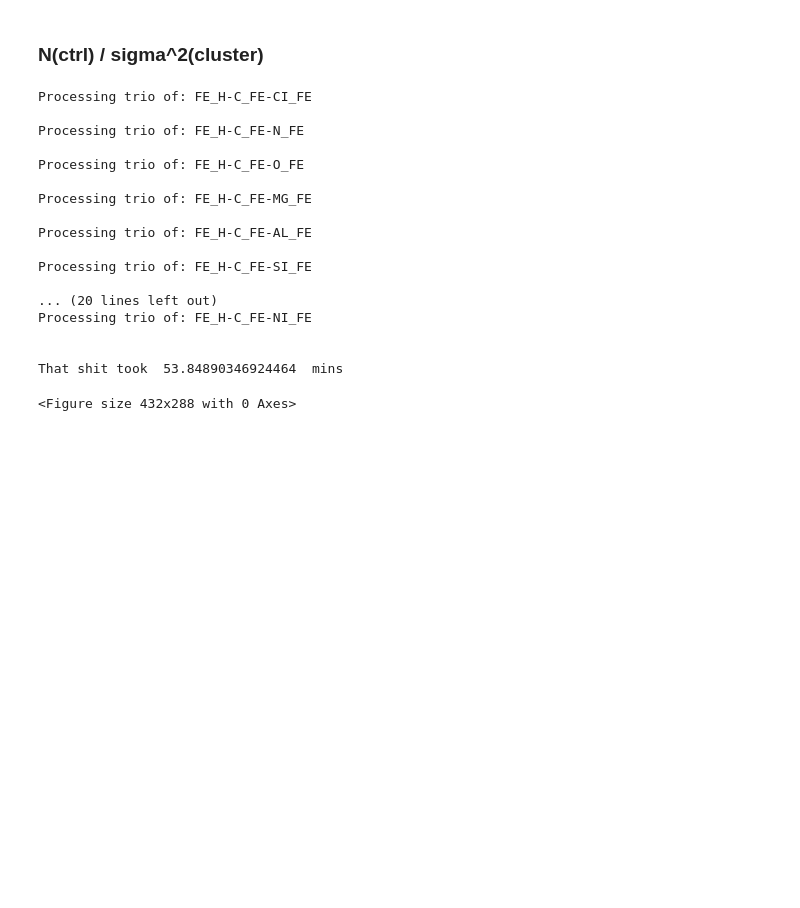
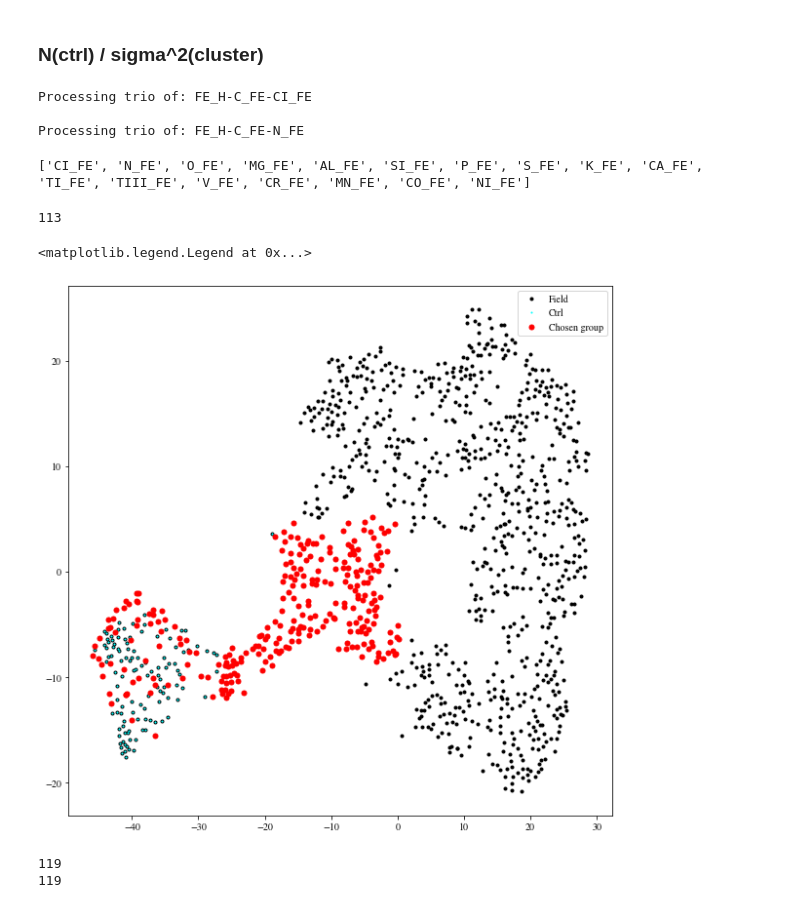
Before and after one commit to ryanwang787/Extra_tidal_star_search, a Jupyter notebook: Subset iteration notebook (5RT).ipynb, the cells around one changed output. Drawn from its saved outputs; the diff is of its cells as text; code cells hidden in the pictures; blank space fills up the shorter version.

```diff
--- a/Subset iteration notebook (5RT).ipynb
+++ b/Subset iteration notebook (5RT).ipynb
@@ -1401,21 +1402,0 @@ for k in GC_stars_dict_nokin_total:
-# %%
-new_control_stars_list_nokin_total = []
-new_total_stars_list_nokin_total = []
-new_stars_index_list_nokin_total = []
-
-for n in range(len(control_stars_list_nokin_total)):
-    control_stars_list_nokin = control_stars_list_nokin_total[n]
-    total_stars_list_nokin = total_stars_list_nokin_total[n]
-
-    new_control_stars_list_nokin = [] # control stars we want to keep
-    new_total_stars_list_nokin = [] # total stars we want to keep
-    new_stars_index_list_nokin = [] # indices of total stars
-
-    for i in range(len(control_stars_list_nokin)):
-        new_control_stars_list_nokin.append(control_stars_list_nokin[i])
-        new_total_stars_list_nokin.append(total_stars_list_nokin[i])
-        new_stars_index_list_nokin.append(i)
-
-    new_control_stars_list_nokin_total.append(new_control_stars_list_nokin)
-    new_total_stars_list_nokin_total.append(new_total_stars_list_nokin)
-    new_stars_index_list_nokin_total.append(new_stars_index_list_nokin)
@@ -1802,7 +1845,7 @@ def db_opt(name, title, x, y, eps, samp, control_indices):
     ax.set_title(name + ' ' + title + f'DBSCAN groups\neps = ' + str(round(eps, 2)) + ' min_samples = ' + str(samp) + f'\nEstimated number of clusters: {n_clusters}' + '\nChosen group: ' + str(max_lab), fontsize=30)
 
     plt.tight_layout()
-    file_name = 'GCs_20RHMRT_5RT/' + name + '/' + title + '_dbscan.png'
+    file_name = 'GCs_20RHMRT_5RT_subs/' + name + '/' + title + '_dbscan.png'
     plt.savefig(file_name)
     #plt.show()
     ax.clear()
@@ -1925,6 +1968,8 @@ for n, c in enumerate(tqdm(var_chem_list)):
     tsne_ctrl_inds = tsne_ctrl_inds_total[n]
     umap_ctrl_inds = umap_ctrl_inds_total[n]
 
+    selected_cluster_names = selected_cluster_names_total[n]
+
     final_et = []
     final_tsne = []
     final_umap = []
@@ -1934,11 +1979,11 @@ for n, c in enumerate(tqdm(var_chem_list)):
         tsne_pack = [tsne_control_X_nokin[i], tsne_control_Y_nokin[i], tsne_all_X_nokin[i], tsne_all_Y_nokin[i]]
         umap_pack = [umap_control_X_nokin[i], umap_control_Y_nokin[i], umap_all_X_nokin[i], umap_all_Y_nokin[i]]
 
-        tsne_eps_all, tsne_samp_all = db(GC_name_arr[i], 'tsne', tsne_all_X_nokin[i], tsne_all_Y_nokin[i], tsne_ctrl_inds[i])
-        umap_eps_all, umap_samp_all = db(GC_name_arr[i], 'umap', umap_all_X_nokin[i], umap_all_Y_nokin[i], umap_ctrl_inds[i])
+        tsne_eps_all, tsne_samp_all = db(selected_cluster_names[i], 'tsne', tsne_all_X_nokin[i], tsne_all_Y_nokin[i], tsne_ctrl_inds[i])
+        umap_eps_all, umap_samp_all = db(selected_cluster_names[i], 'umap', umap_all_X_nokin[i], umap_all_Y_nokin[i], umap_ctrl_inds[i])
 
-        tsne_et = db_opt(GC_name_arr[i], 'tsne', tsne_all_X_nokin[i], tsne_all_Y_nokin[i], tsne_eps_all, tsne_samp_all, tsne_ctrl_inds[i])
-        umap_et = db_opt(GC_name_arr[i], 'umap', umap_all_X_nokin[i], umap_all_Y_nokin[i], umap_eps_all, umap_samp_all, umap_ctrl_inds[i])
+        tsne_et = db_opt(selected_cluster_names[i], 'tsne', tsne_all_X_nokin[i], tsne_all_Y_nokin[i], tsne_eps_all, tsne_samp_all, tsne_ctrl_inds[i])
+        umap_et = db_opt(selected_cluster_names[i], 'umap', umap_all_X_nokin[i], umap_all_Y_nokin[i], umap_eps_all, umap_samp_all, umap_ctrl_inds[i])
 
         temp_var = final_et_stars(tsne_ctrl_inds[i], umap_ctrl_inds[i], tsne_et, umap_et)[0]
 
@@ -1948,7 +1993,7 @@ for n, c in enumerate(tqdm(var_chem_list)):
         if len(temp_var) == 0:
             final_et.append([])
         else:
-            final_et.append(plot_shit_and_rt_filter(GC_name_arr[i], i, temp_var))
+            final_et.append(plot_shit_and_rt_filter(selected_cluster_names[i], i, temp_var))
 
 
     final_et_total[n] = final_et
@@ -1962,21 +2007,6 @@ print('That shit took ', (end - start) / 60, ' mins')
 Processing trio of: FE_H-C_FE-CI_FE
 
 Processing trio of: FE_H-C_FE-N_FE
-
-Processing trio of: FE_H-C_FE-O_FE
-
-Processing trio of: FE_H-C_FE-MG_FE
-
-Processing trio of: FE_H-C_FE-AL_FE
-
-Processing trio of: FE_H-C_FE-SI_FE
-
-... (20 lines left out)
-Processing trio of: FE_H-C_FE-NI_FE
-
-
-That shit took  53.84890346924464  mins
-<Figure size 432x288 with 0 Axes>
 # %%
 with open('saved_runs_5_RT/final_et_total.pkl', 'wb') as f:
     pickle.dump(final_et_total, f)
@@ -1995,3 +2025,20 @@ with open('saved_runs_5_RT/final_tsne_total.pkl', 'rb') as f:
 
 with open('saved_runs_5_RT/final_umap_total.pkl', 'rb') as f:
     final_umap_total = pickle.load(f)
+# %%
+print(var_chem_list)
+# %% [output]
+['CI_FE', 'N_FE', 'O_FE', 'MG_FE', 'AL_FE', 'SI_FE', 'P_FE', 'S_FE', 'K_FE', 'CA_FE', 'TI_FE', 'TIII_FE', 'V_FE', 'CR_FE', 'MN_FE', 'CO_FE', 'NI_FE']
+# %%
+len(tsne_control_X_nokin_total[1][10])
+# %% [output]
+113
+# %%
+fig = plt.figure(figsize=(10,10))
+plt.plot(tsne_all_X_nokin_total[1][10], tsne_all_Y_nokin_total[1][10], 'ok', markersize=3, label='Field')
+plt.plot(tsne_control_X_nokin_total[1][10], tsne_control_Y_nokin_total[1][10], color='cyan', marker='o', markersize=1, linestyle='', label='Ctrl')
+plt.plot(tsne_all_X_nokin_total[1][10][final_tsne[0]], tsne_all_Y_nokin_total[1][10][final_tsne[0]], 'or', markersize=5, label='Chosen group')
+plt.legend(loc='best')
+# %% [output]
+<matplotlib.legend.Legend at 0x...>
+[figure, added]
@@ -1997,0 +2056,6 @@ with open('saved_runs_5_RT/final_umap_total.pkl', 'rb') as f:
+# %%
+print(count)
+print(len(tsne_ctrl_inds_19[0]))
+# %% [output]
+119
+119
```
Also changed, not shown: parts of 23 cells of this notebook.
